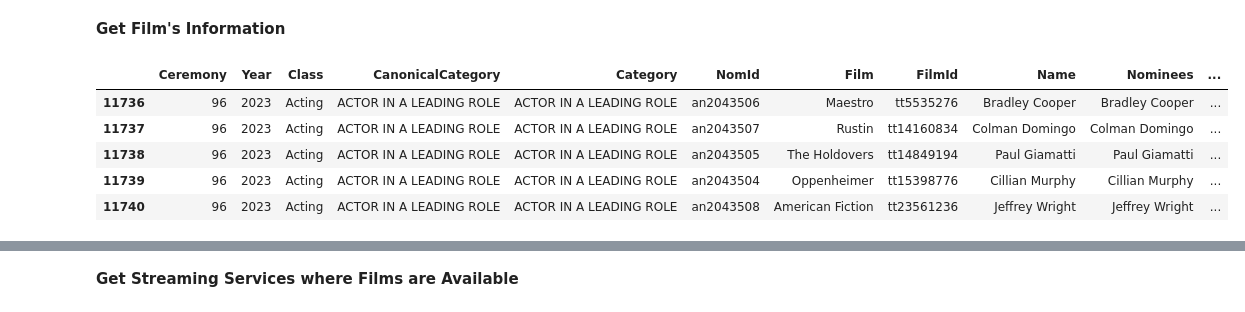
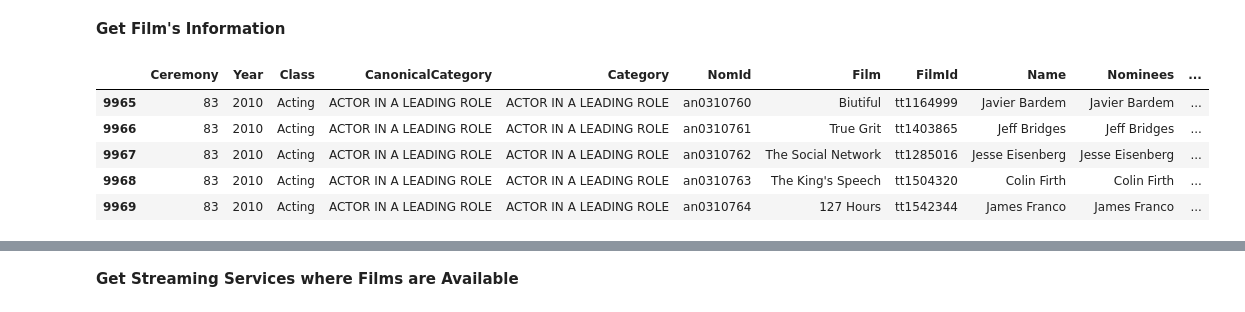
Before and after one commit to jsonavalos/automated-etl-pipeline, a Jupyter notebook: etl/extraction/extraction.ipynb, the cells around one changed output, grey strips where cells are left out. Cells and saved outputs as stored; diff of their text form; code cells hidden in the pictures.

Commit message:
Added years from 2010-2024 worth of data

```diff
--- a/etl/extraction/extraction.ipynb
+++ b/etl/extraction/extraction.ipynb
@@ -29,20 +29,20 @@ oscar_awards_df.head()
 # %%
 current_year = datetime.now().year
 # Obtain all the films from 2024
-year_start = 2023
+year_start = 2010
 
 oscar_awards_df["YearStart"] = (
     oscar_awards_df["Year"].astype(str).str.split("/").str[0].astype(int))
 
 recent_oscars = oscar_awards_df[ (oscar_awards_df["YearStart"] >= year_start) & (oscar_awards_df["YearStart"] <= current_year - 2) & (oscar_awards_df["FilmId"].notna()) ]
 recent_oscars.head()
 # %% [output]
 |  | Ceremony | Year | Class | CanonicalCategory | Category | NomId | Film | FilmId | Name | Nominees | ... |
-| 11736 | 96 | 2023 | Acting | ACTOR IN A LEADING ROLE | ACTOR IN A LEADING ROLE | an2043506 | Maestro | tt5535276 | Bradley Cooper | Bradley Cooper | ... |
-| 11737 | 96 | 2023 | Acting | ACTOR IN A LEADING ROLE | ACTOR IN A LEADING ROLE | an2043507 | Rustin | tt14160834 | Colman Domingo | Colman Domingo | ... |
-| 11738 | 96 | 2023 | Acting | ACTOR IN A LEADING ROLE | ACTOR IN A LEADING ROLE | an2043505 | The Holdovers | tt14849194 | Paul Giamatti | Paul Giamatti | ... |
-| 11739 | 96 | 2023 | Acting | ACTOR IN A LEADING ROLE | ACTOR IN A LEADING ROLE | an2043504 | Oppenheimer | tt15398776 | Cillian Murphy | Cillian Murphy | ... |
-| 11740 | 96 | 2023 | Acting | ACTOR IN A LEADING ROLE | ACTOR IN A LEADING ROLE | an2043508 | American Fiction | tt23561236 | Jeffrey Wright | Jeffrey Wright | ... |
+| 9965 | 83 | 2010 | Acting | ACTOR IN A LEADING ROLE | ACTOR IN A LEADING ROLE | an0310760 | Biutiful | tt1164999 | Javier Bardem | Javier Bardem | ... |
+| 9966 | 83 | 2010 | Acting | ACTOR IN A LEADING ROLE | ACTOR IN A LEADING ROLE | an0310761 | True Grit | tt1403865 | Jeff Bridges | Jeff Bridges | ... |
+| 9967 | 83 | 2010 | Acting | ACTOR IN A LEADING ROLE | ACTOR IN A LEADING ROLE | an0310762 | The Social Network | tt1285016 | Jesse Eisenberg | Jesse Eisenberg | ... |
+| 9968 | 83 | 2010 | Acting | ACTOR IN A LEADING ROLE | ACTOR IN A LEADING ROLE | an0310763 | The King's Speech | tt1504320 | Colin Firth | Colin Firth | ... |
+| 9969 | 83 | 2010 | Acting | ACTOR IN A LEADING ROLE | ACTOR IN A LEADING ROLE | an0310764 | 127 Hours | tt1542344 | James Franco | James Franco | ... |
 # %%
 # Get unique FilmId from Oscar List
 mask = ~recent_oscars["FilmId"].astype(str).str.startswith("tt")
```
Also changed, not shown: parts of 2 cells of this notebook, 8 other files.
